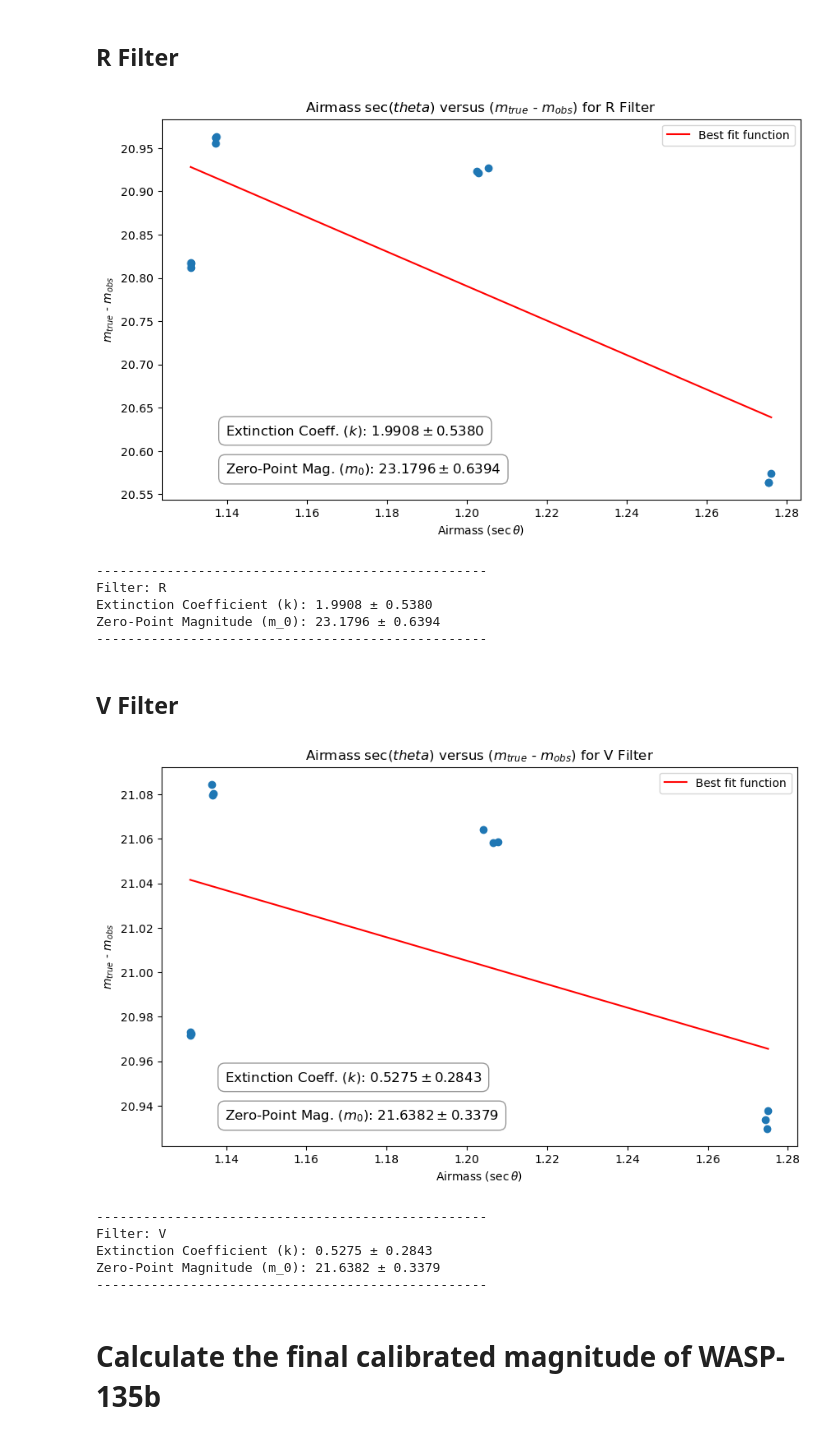
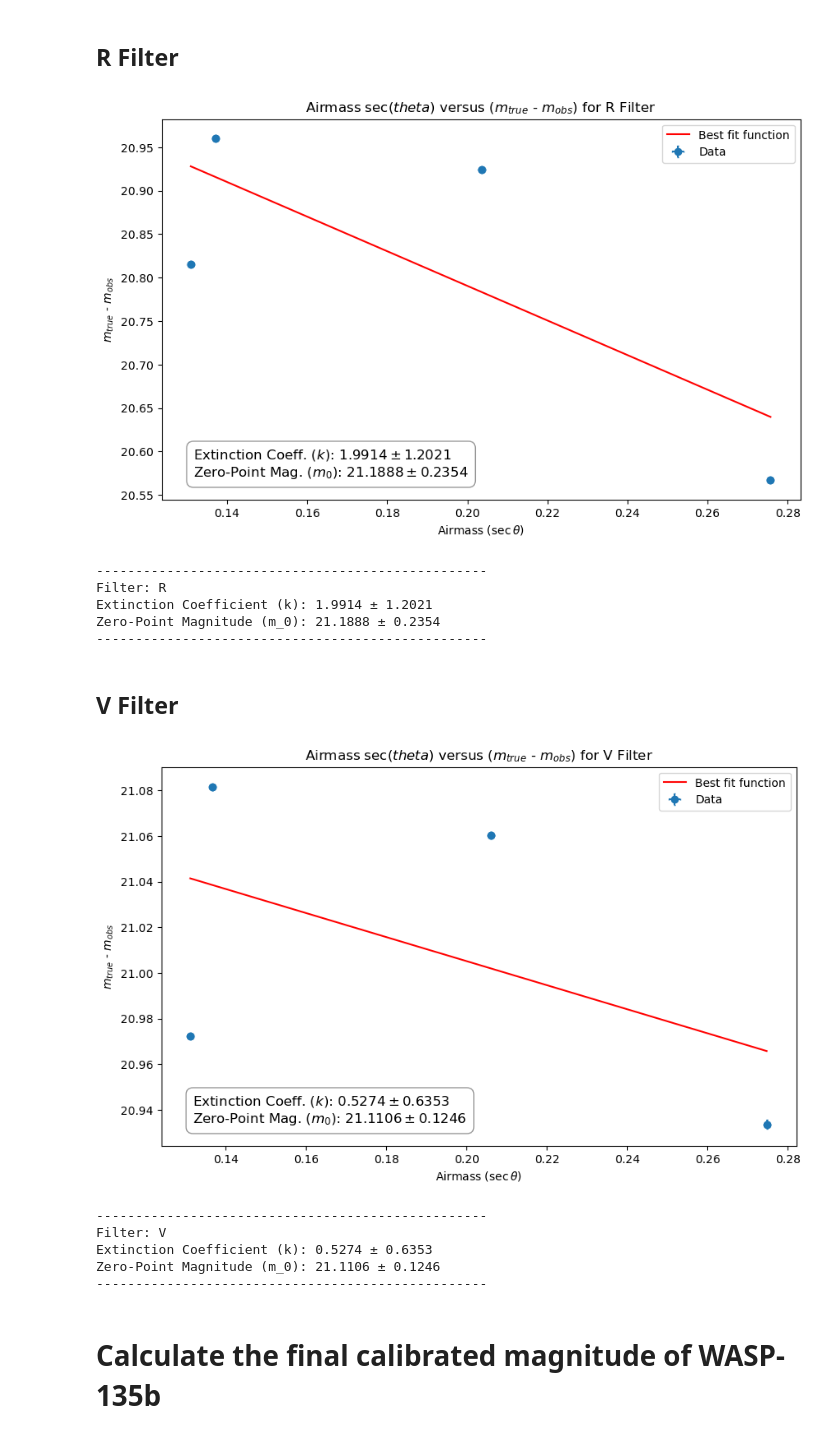
Before and after one commit to siddhantpujni/exoplanets_TGP, a Jupyter notebook: standard_stars.ipynb, the cells around one changed output. Saved outputs shown, nothing was run; the diff lists cells and outputs as text; code cells hidden in the pictures.

```diff
--- a/standard_stars.ipynb
+++ b/standard_stars.ipynb
@@ -1018,6 +1114,12 @@ stn_mags_I = [stn_mag_1_I, stn_mag_1_I, stn_mag_1_I,
               stn_mag_2_I, stn_mag_2_I, stn_mag_2_I,
               stn_mag_3_I, stn_mag_3_I, stn_mag_3_I,
               stn_mag_4_I, stn_mag_4_I, stn_mag_4_I]
+# %%
+# make a list of standard magnitudes for each filter
+stn_mags_B = [stn_mag_1_B, stn_mag_2_B, stn_mag_3_B, stn_mag_4_B]
+stn_mags_V = [stn_mag_1_V, stn_mag_2_V, stn_mag_3_V, stn_mag_4_V]
+stn_mags_R = [stn_mag_1_R, stn_mag_2_R, stn_mag_3_R, stn_mag_4_R]
+stn_mags_I = [stn_mag_1_I, stn_mag_2_I, stn_mag_3_I, stn_mag_4_I]
 # %% [markdown]
 # Obtain zero-point magnitudes and extinction coefficients for each filter
 
@@ -1068,34 +1175,48 @@ Zero-Point Magnitude (m_0): 19.9574 ± 0.0961
 ## R Filter
 # %%
 # plot for R filter
-ins_mags_R, ins_mags_err_R, airmasses_R = filter_ins_mag_vs_airmass('R')
+
+# set print_values=True to see all the values
+ins_mags_R, ins_mags_err_R, airmasses_R, airmasses_err_R = filter_ins_mag_vs_airmass('R', print_values=False)
 mags_R = np.array(stn_mags_R) - np.array(ins_mags_R)
 #print(airmasses_R)
 
-k_R, k_R_err, m_zpt_R, m_zpt_R_err = perform_extinction_correction(mags_R, airmasses_R, ins_mags_err_R, 'R',
-                                                                   print_text = True)
+# correct for airmass at 1 (not 0!)
+airmasses_R_corrected = airmasses_R - np.ones(len(airmasses_R))
+
+# set same_axis_scale=False for a zoomed in plot
+# set yerr_best_fit=True to plot the best fit line using errors
+k_R, k_R_err, m_zpt_R, m_zpt_R_err = perform_extinction_correction(mags_R, airmasses_R_corrected, ins_mags_err_R, airmasses_err_R,
+                                                                   'R', print_text = True, same_axis_scale = False, yerr_best_fit = False)
 # %% [output]
-[figure, old version]
+[figure, new version]
 --------------------------------------------------
 Filter: R
-Extinction Coefficient (k): 1.9908 ± 0.5380
-Zero-Point Magnitude (m_0): 23.1796 ± 0.6394
+Extinction Coefficient (k): 1.9914 ± 1.2021
+Zero-Point Magnitude (m_0): 21.1888 ± 0.2354
 --------------------------------------------------
 # %% [markdown]
 ## V Filter
 # %%
 # plot for V filter
-ins_mags_V, ins_mags_err_V, airmasses_V = filter_ins_mag_vs_airmass('V')
+
+# set print_values=True to see all the values
+ins_mags_V, ins_mags_err_V, airmasses_V, airmasses_err_V = filter_ins_mag_vs_airmass('V', print_values=False)
 mags_V = np.array(stn_mags_V) - np.array(ins_mags_V)
 
-k_V, k_V_err, m_zpt_V, m_zpt_V_err = perform_extinction_correction(mags_V, airmasses_V, ins_mags_err_V, 'V',
-                                                                   print_text = True)
+# correct for airmass at 1 (not 0!)
+airmasses_V_corrected = airmasses_V - np.ones(len(airmasses_V))
+
+# set same_axis_scale=False for a zoomed in plot
+# set yerr_best_fit=True to plot the best fit line using errors
+k_V, k_V_err, m_zpt_V, m_zpt_V_err = perform_extinction_correction(mags_V, airmasses_V_corrected, ins_mags_err_V, airmasses_err_V,
+                                                                   'V', print_text = True, same_axis_scale = False, yerr_best_fit = False)
 # %% [output]
-[figure, old version]
+[figure, new version]
 --------------------------------------------------
 Filter: V
-Extinction Coefficient (k): 0.5275 ± 0.2843
-Zero-Point Magnitude (m_0): 21.6382 ± 0.3379
+Extinction Coefficient (k): 0.5274 ± 0.6353
+Zero-Point Magnitude (m_0): 21.1106 ± 0.1246
 --------------------------------------------------
 # %% [markdown]
 # Calculate the final calibrated magnitude of WASP-135b
```
Also changed, not shown: parts of 42 cells of this notebook, 1 other file.
